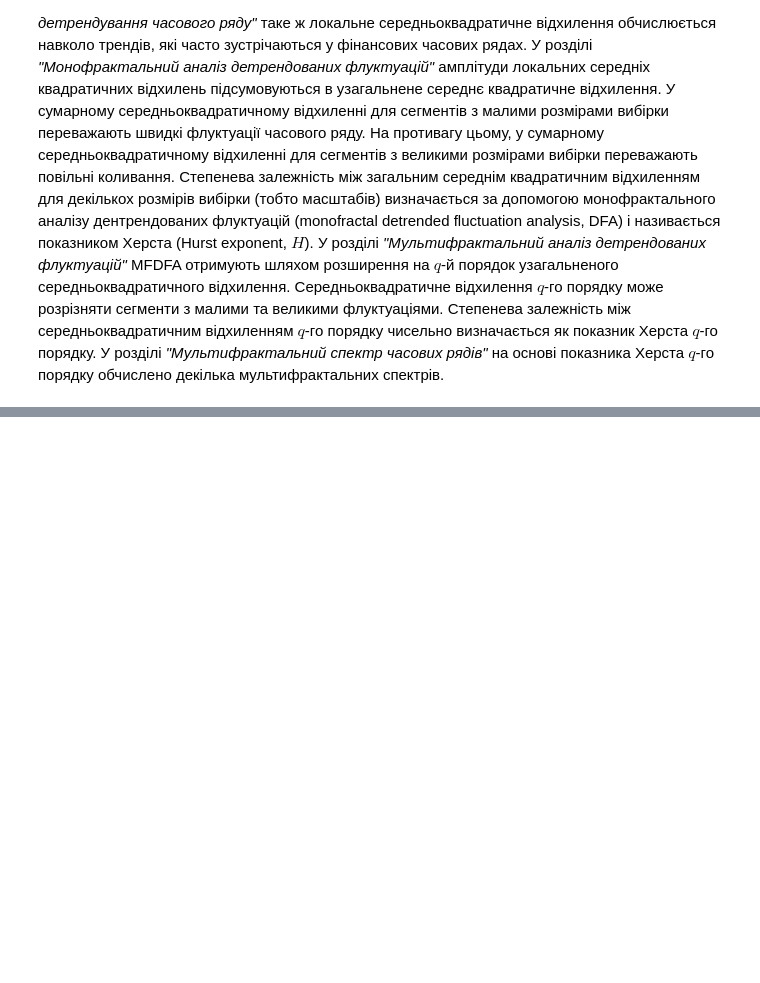
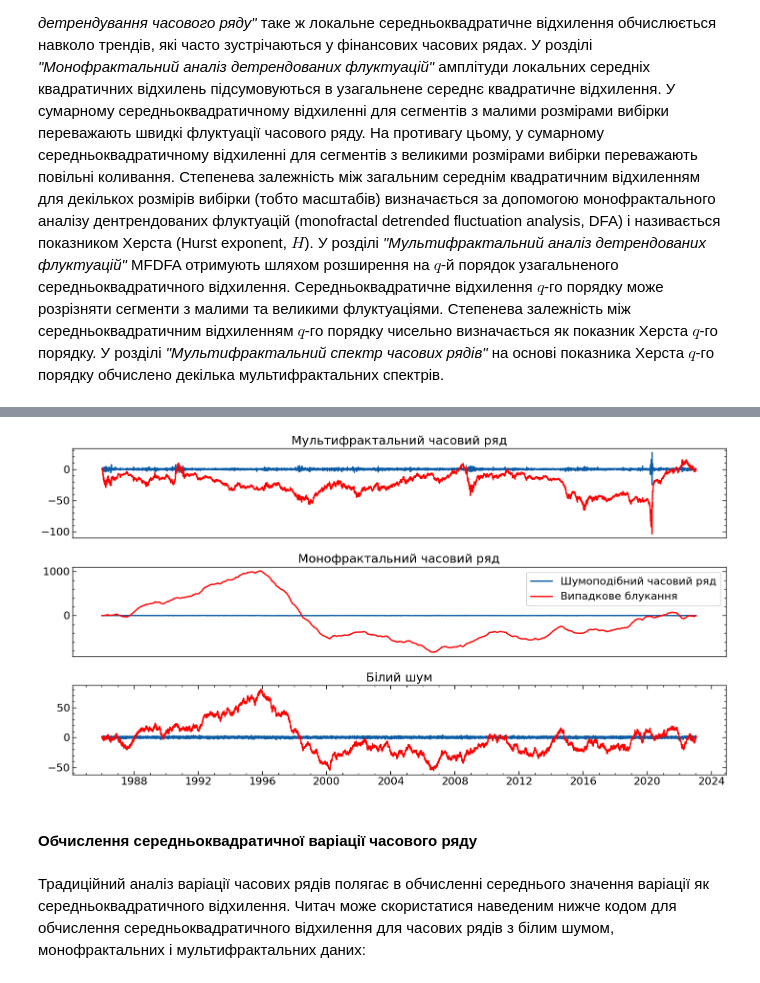
Before and after one commit to Butman2099/Complex-systems-book, a Jupyter notebook: lab_7.ipynb, the cells around one changed output, grey strips where cells are left out. Saved outputs shown, nothing was run; the diff lists cells and outputs as text; code cells hidden in the pictures; blank space fills up the shorter version.

```diff
--- a/lab_7.ipynb
+++ b/lab_7.ipynb
@@ -289,0 +483,10 @@ $$
+# %%
+white_noise = nk.signal_noise(duration=wti_length, # генеруємо білий шум
+                              sampling_rate=1,
+                              beta=0,
+                              random_state=123)
+
+pink_noise = nk.signal_noise(duration=wti_length,  # генеруємо рожевий шум
+                              sampling_rate=1,
+                              beta=1,
+                              random_state=123)
@@ -289,0 +499,38 @@ $$
+# %%
+RW1 = np.cumsum(white_noise-np.mean(white_noise)) # випадкове блукання білого шуму
+RW2 = np.cumsum(pink_noise-np.mean(pink_noise))   # випадкове блукання монофракталу
+RW3 = np.cumsum(wti_ret-np.mean(wti_ret))         # випадкове блукання нафти
+# %%
+#| label: fig-step-1
+#| fig-cap: "Мультифрактальний (верхня панель),
+#| монофрактальний (середня панель) та
+#| подібний до білого шуму (нижня панель) часові ряди"
+
+fig, ax = plt.subplots(3, 1, figsize=(15, 8))
+
+ax[0].plot(time_ser.index[1:], wti_ret)
+ax[0].plot(time_ser.index[1:], RW3, 'r')
+ax[0].get_xaxis().set_visible(False)
+ax[0].grid(False)
+ax[0].set_title('Мультифрактальний часовий ряд')
+
+ax[1].plot(time_ser.index[1:], pink_noise, label='Шумоподібний часовий ряд')
+ax[1].plot(time_ser.index[1:], RW2, 'r', label='Випадкове блукання')
+ax[1].get_xaxis().set_visible(False)
+ax[1].grid(False)
+ax[1].set_title('Монофрактальний часовий ряд')
+ax[1].legend()
+
+ax[2].plot(time_ser.index[1:], white_noise)
+ax[2].plot(time_ser.index[1:], RW1, 'r')
+ax[2].grid(False)
+ax[2].set_title('Білий шум')
+
+fig.tight_layout()
+plt.show();
+# %% [output]
+[figure, added]
+# %% [markdown]
+#### Обчислення середньоквадратичної варіації часового ряду
+# %% [markdown]
+Традиційний аналіз варіації часових рядів полягає в обчисленні середнього значення варіації як середньоквадратичного відхилення. Читач може скористатися наведеним нижче кодом для обчислення середньоквадратичного відхилення для часових рядів з білим шумом, монофрактальних і мультифрактальних даних:
```
Also changed, not shown: parts of 31 cells of this notebook, 29 other files.
